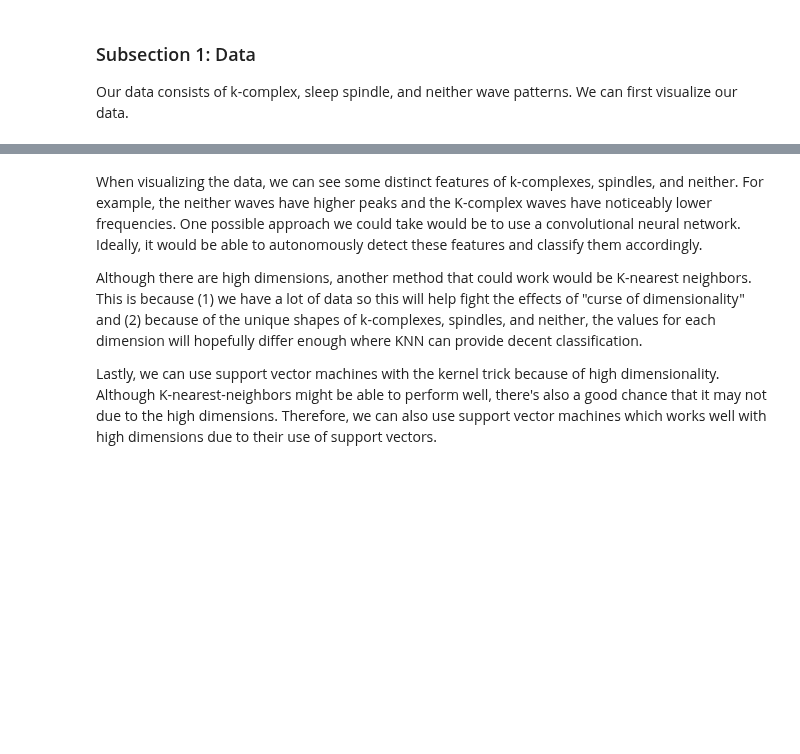
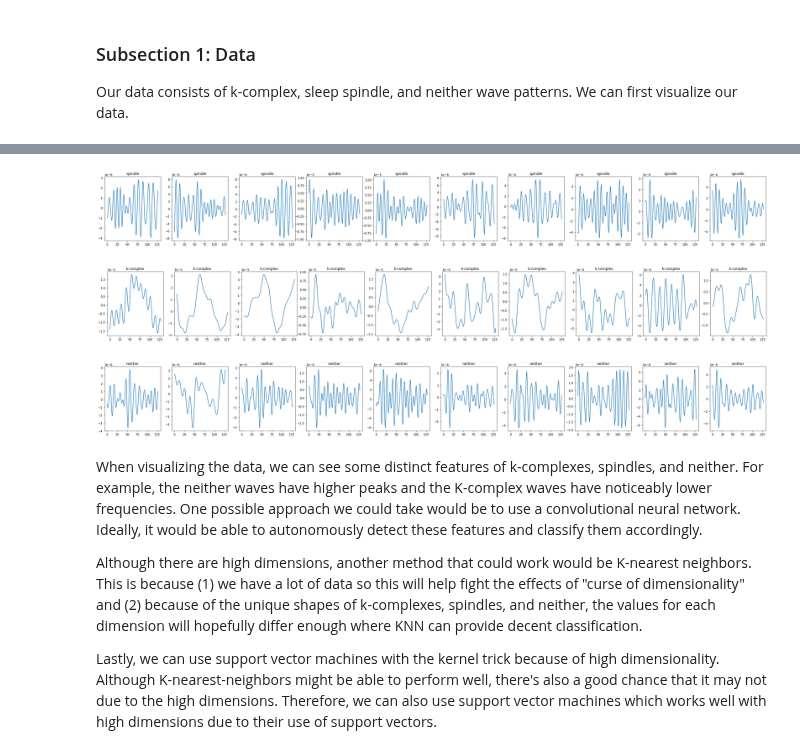
Before and after one commit to COGS118A/Group016-Sp22, a Jupyter notebook: FinalProject_group016.ipynb, the cells around one changed output, grey strips where cells are left out. Drawn from its saved outputs; the diff is of its cells as text; code cells hidden in the pictures; blank space fills up the shorter version.

```diff
--- a/FinalProject_group016.ipynb
+++ b/FinalProject_group016.ipynb
@@ -169,6 +169,6 @@ from sklearn.impute import SimpleImputer
 from sklearn.model_selection import GridSearchCV, RandomizedSearchCV, train_test_split, KFold, StratifiedKFold, cross_val_score, learning_curve, validation_curve
 from sklearn.metrics import plot_confusion_matrix, f1_score, confusion_matrix, accuracy_score, roc_auc_score
 # %%
-data = np.load("./dataset.npy")
-labels = np.load("./dataset_labels.npy")
-X_train, X_test, y_train, y_test = train_test_split(data, labels, test_size=0.33, random_state=42)
+X = np.load("./dataset_1-30.npy")
+y = np.load("./dataset_labels_1-30.npy")
+X_train, X_test, y_train, y_test = train_test_split(X, y, test_size=0.33, random_state=42)
@@ -192,3 +175,24 @@ Spindle: 10-16kHz
+# %%
+first_idx = 0
+samps = 10
+for label in [-1, 1, 0]:
+    last_idx = y[y == label].shape[0] + first_idx
+    idx = [np.random.randint(first_idx, last_idx) for _ in range(samps)]
+    first_idx = last_idx
+    fig, axs = plt.subplots(1, samps, figsize=(20+2*samps, 4))
+    if label == -1:
+        label_str = 'spindle'
+    elif label == 0:
+        label_str = 'neither'
+    elif label == 1:
+        label_str = 'k-complex'
+    for i, ax in zip(idx, axs):
+        ax.plot(np.arange(128), X[i]);
+        ax.set_title(label_str);
+# %% [output]
+[figure, added]
+[figure, added]
+[figure, added]
 # %% [markdown]
 When visualizing the data, we can see some distinct features of k-complexes, spindles, and neither. For example, the neither waves have higher peaks and the K-complex waves have noticeably lower frequencies. One possible approach we could take would be to use a convolutional neural network. Ideally, it would be able to autonomously detect these features and classify them accordingly.
 
```
Also changed, not shown: parts of 33 cells of this notebook.
